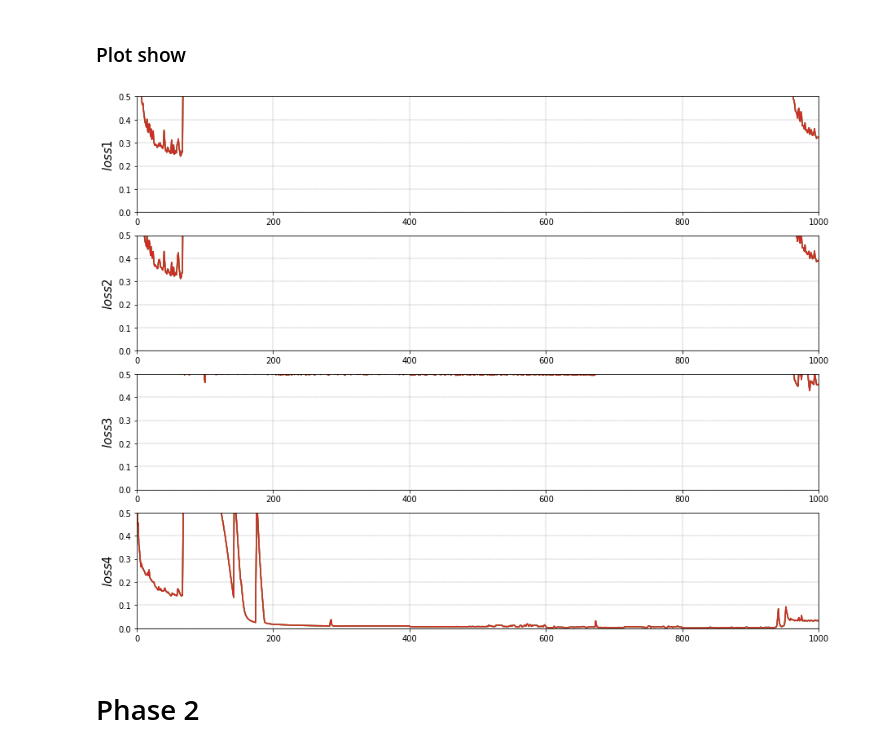
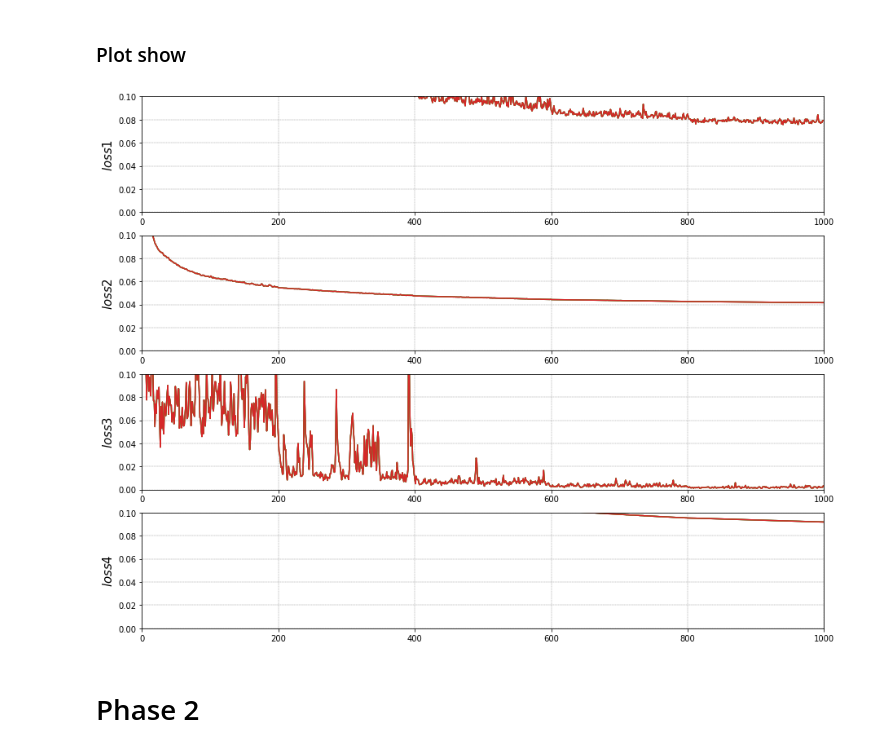
Before and after one commit to AsamaKiseto/Cylinder_Env, a Jupyter notebook: nse/4_nse_test.ipynb, the cells around one changed output. Cells and saved outputs as stored; diff of their text form; code cells hidden in the pictures.

```diff
--- a/nse/4_nse_test.ipynb
+++ b/nse/4_nse_test.ipynb
@@ -371,40 +371,40 @@ param numbers of the model: 465953
 # %%
 # load logs
 logs = torch.load('logs/nse_operator_fno_test_logs')
-loss1, loss2, loss3, loss4 = logs['train_loss_trans'], logs['train_loss'], logs['train_loss_f_t_rec'], logs['train_loss_trans_latent']
+loss1, loss2, loss3, loss4 = logs['train_loss_trans'], logs['train_loss_u_t_rec'], logs['train_loss_f_t_rec'], logs['train_loss_trans_latent']
 
 plt.figure(figsize=(15, 12))
 ax1 = plt.subplot2grid((4, 2), (0, 0), colspan=2)
 ax2 = plt.subplot2grid((4, 2), (1, 0), colspan=2)
 ax3 = plt.subplot2grid((4, 2), (2, 0), colspan=2)
 ax4 = plt.subplot2grid((4, 2), (3, 0), colspan=2)
 
 for k in range(4):
     ax1.plot(loss1)
     ax1.grid(True, lw=0.4, ls="--", c=".50")
     ax1.set_ylabel(r"$loss1$", fontsize=15)
     ax1.set_xlim(0, 1000)
-    ax1.set_ylim(0, 0.5)
+    ax1.set_ylim(0, 0.1)
 
     ax2.plot(loss2)
     ax2.grid(True, lw=0.4, ls="--", c=".50")
     ax2.set_ylabel(r"$loss2$", fontsize=15)
     ax2.set_xlim(0, 1000)
-    ax2.set_ylim(0, 0.5)
+    ax2.set_ylim(0, 0.1)
 
     ax3.plot(loss3)
     ax3.grid(True, lw=0.4, ls="--", c=".50")
     ax3.set_ylabel(r"$loss3$", fontsize=15)
     ax3.set_xlim(0, 1000)
-    ax3.set_ylim(0, 0.5)
+    ax3.set_ylim(0, 0.1)
 
     ax4.plot(loss4)
     ax4.grid(True, lw=0.4, ls="--", c=".50")
     ax4.set_ylabel(r"$loss4$", fontsize=15)
     ax4.set_xlim(0, 1000)
-    ax4.set_ylim(0, 0.5)
+    ax4.set_ylim(0, 0.1)
 # %% [output]
-[figure, old version]
+[figure, new version]
 # %% [markdown]
 # Phase 2
 # %% [markdown]
```
Also changed, not shown: 2 other files.
